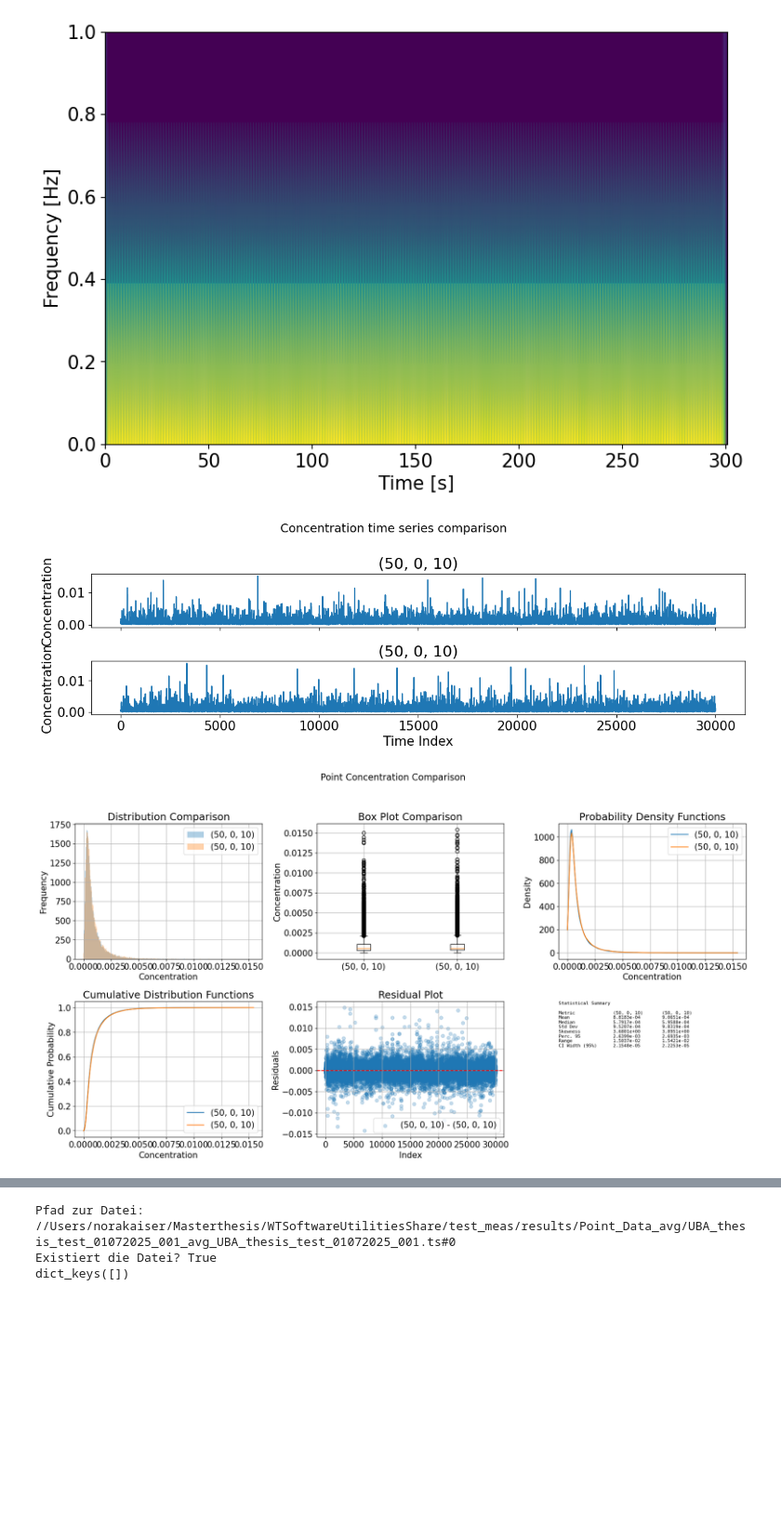
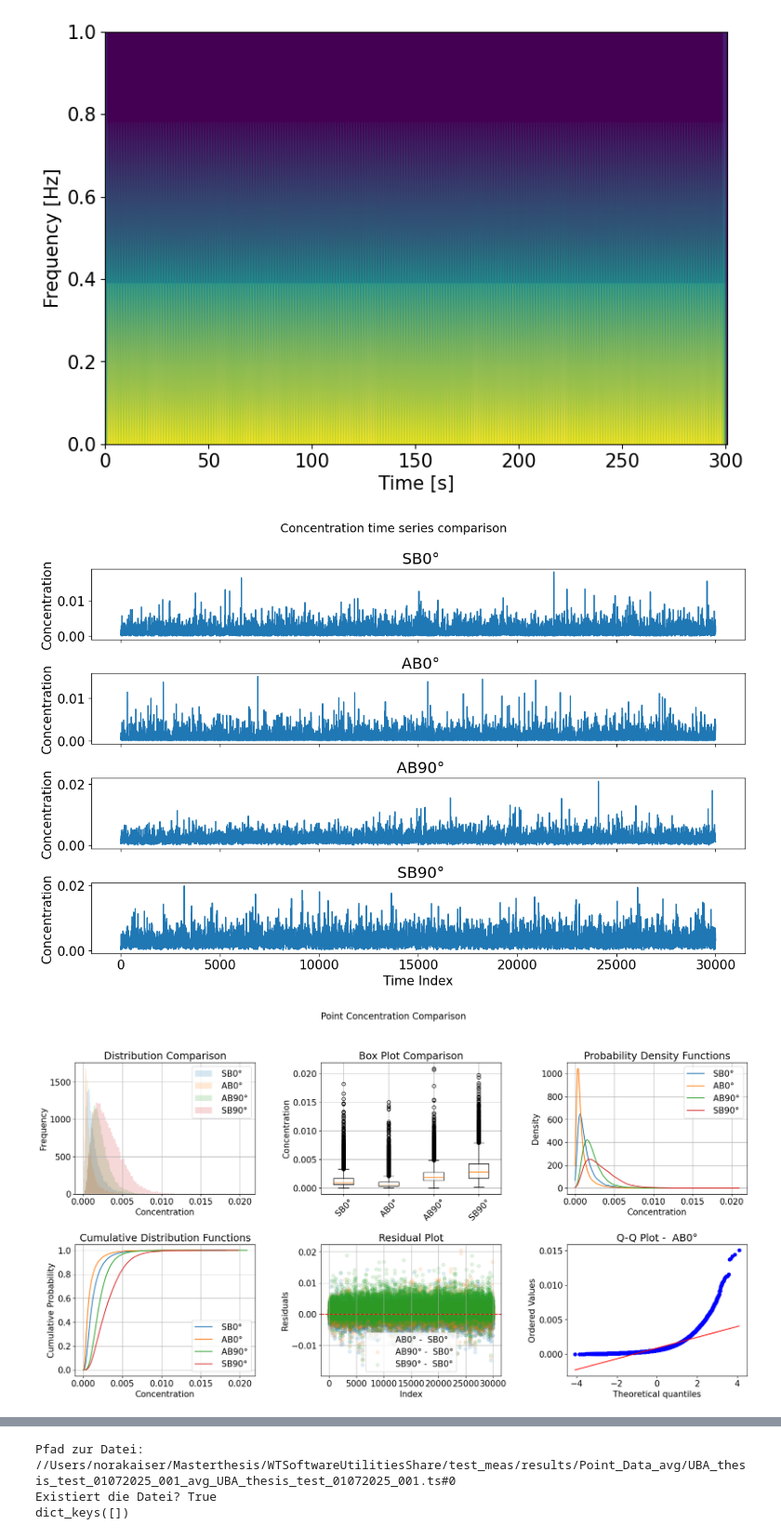
Before and after one commit to noradoralaexploradora/windtunnelsofware, a Jupyter notebook: DataAnalysis.ipynb, the cells around one changed output, grey strips where cells are left out. Shown at 93% size. Cells and saved outputs as stored; diff of their text form; code cells hidden in the pictures; blank space fills up the shorter version.

Commit message:
Konfiguration als Label hinzugefügt

```diff
--- a/DataAnalysis.ipynb
+++ b/DataAnalysis.ipynb
@@ -26,7 +26,7 @@ import windtunnel as wt
 #Path to your input data
 #path = f"{path_dir}/Users/norakaiser/Masterthesis/testdata/raw_val"
 #/test_meas
-path = f"{path_dir}/measurements/08.07."
+path = f"{path_dir}/measurements/Auswertung/x50y0z10"
 # Name of your measurement files prefix
 namelist = ['UBA_thesis_']
 
@@ -48,7 +48,7 @@ output_path = f"{path}/results"
 #Name of csv file which contains ambient conditions data. Multiple diff. ambient conditions for diff datasets can be read-in at ones
 #If no file given or configuration wrong, the program ressorts to try reading-in given values manually below.
 #csv_file='ambient_conditions.csv'
-csv_file= f"{path}/ambient_conditions_08.csv"
+csv_file= f"{path}/ambient_conditions_allconf_x50y0z10.csv"
 parameters_PerFolder = False  #True=for each folder/namelist entry new column, False: for each ts one column entry
 # %%
 #Variables and Parameters set for all ts, if no ambient_conditions.csv file overgiven
@@ -168,7 +168,7 @@ for name in namelist:
         #Read ambient conditions from csv file
         else:
             x_source, y_source, z_source, x_measure, y_measure, z_measure, pressure, temperature, calibration_curve, mass_flow_controller, calibration_factor, scaling_factor, scale, ref_length, \
-            ref_height, gas_name, mol_weight, gas_factor, full_scale_wtref, full_scale_flow_rate, full_scale_temp, full_scale_pressure = wt.PointConcentration.read_ambient_conditions(
+            ref_height, gas_name, mol_weight, gas_factor, full_scale_wtref, full_scale_flow_rate, full_scale_temp, full_scale_pressure, config_name = wt.PointConcentration.read_ambient_conditions(
                 ambient_conditions, name)
 
     files = wt.get_files(path, name)
@@ -188,7 +188,7 @@ for name in namelist:
             #Read ambient conditions from csv file
             else:
                 x_source, y_source, z_source, x_measure, y_measure, z_measure, pressure, temperature, calibration_curve, mass_flow_controller, calibration_factor, scaling_factor, scale, ref_length, \
-                ref_height, gas_name, mol_weight, gas_factor, full_scale_wtref, full_scale_flow_rate, full_scale_temp, full_scale_pressure = wt.PointConcentration.read_ambient_conditions(
+                ref_height, gas_name, mol_weight, gas_factor, full_scale_wtref, full_scale_flow_rate, full_scale_temp, full_scale_pressure, config_name = wt.PointConcentration.read_ambient_conditions(
                 ambient_conditions, file)
 
         conc_ts[name][file] = wt.PointConcentration.from_file(os.path.join(path + '/' + file))
@@ -199,7 +199,7 @@ for name in namelist:
                                                temperature=temperature,
                                                calibration_curve=calibration_curve,
                                                mass_flow_controller=mass_flow_controller,
-                                               calibration_factor=calibration_factor)
+                                               calibration_factor=calibration_factor, config_name=config_name)
 
 #wdir,0,5
 # %% [output]
@@ -433,36 +435,39 @@ plt.show()
 # %%
 from windtunnel.concentration.CompareDatasets import compare_point_concentrations_3
 #Give overview/comparison for the data, one plot including of of the plots choosen in the list "functionsForOverview
 #Means, Pdf, Cdf, PowerDensity: Number of ts does not matter that much
 #Scatterplot: use only 2 ts
 #Histogram, Boxplot: would also recommend not to many, because of overlapping of the histograms for comparison, space for the boxplots..
 
 #functionsForOverview = ["all"] #defaul -> all of the available plots
 #all_plot_types = [
 #        "Histogram", "Pdf", "Cdf", "Means", "BoxPlot",
 #        "QuantilPlot", "ScatterPlot", "ResidualPlot", "Autocorrelation"
 #    ]
 
 functionsForOverview = [
     "Histogram",
     "BoxPlot",
     "Pdf",
     "Cdf",
     "ResidualPlot",
-    "StatisticalSummary"
+    "QuantilPlot"
         ]
 
 #Choose which concentration time series/PointObjekts to show in the overview/comparison plot
 DataPointsConc = [
+    conc_ts[namelist[0]]["UBA_thesis_064.ts#0"],
     conc_ts[namelist[0]]["UBA_thesis_007.ts#0"],
-    conc_ts[namelist[0]]["UBA_thesis_021.ts#4"],
-    #conc_ts[namelist[0]]["UBA_thesis_010.ts#0"]
+    conc_ts[namelist[0]]["UBA_thesis_022.ts#0"],
+    conc_ts[namelist[0]]["UBA_thesis_036.ts#0"]
 ]
 
-labels = [f"({dp.x:.0f}, {dp.y:.0f}, {dp.z:.0f})" for dp in DataPointsConc]
+#labels = [f"({dp.x:.0f}, {dp.y:.0f}, {dp.z:.0f})" for dp in DataPointsConc]
+labels = [dp.config_name.split("_")[0] for dp in DataPointsConc]
+
 
 compare_point_concentrations_3(DataPointsConc,functionsForOverview, labels=labels)
 # %% [output]
-[figure, old version]
+[figure, new version]
-[figure, old version]
+[figure, new version]
 Detailed Comparison:
```
Also changed, not shown: parts of 10 cells of this notebook, 2 other files.
